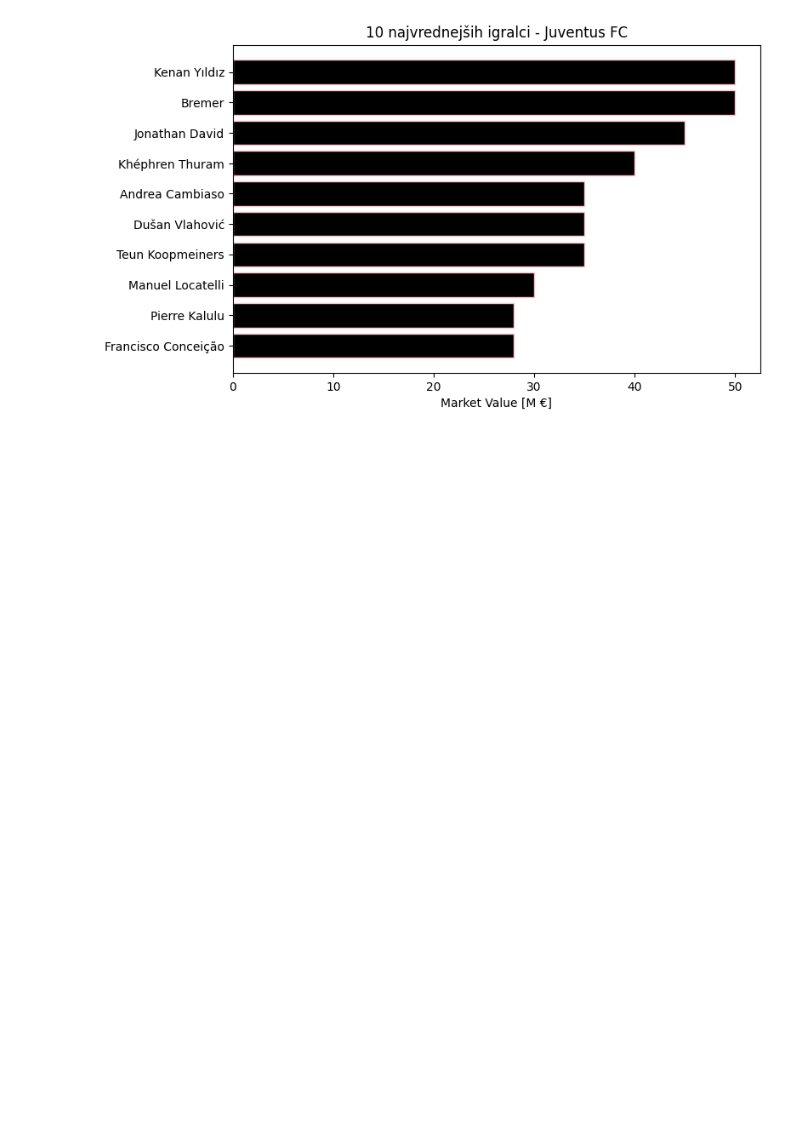
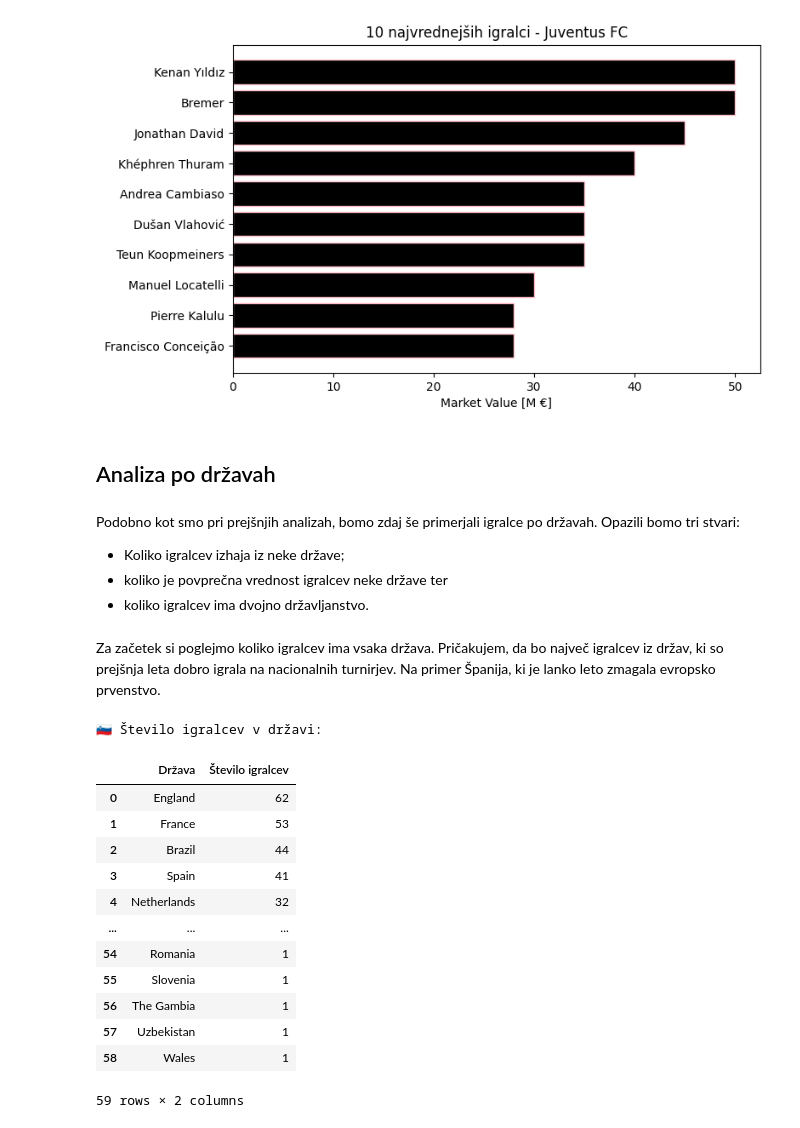
Before and after one commit to RiccardoLucerna/UVP-projektna, a Jupyter notebook: analiza_podatkov.ipynb, the cells around one changed output. Saved outputs shown, nothing was run; the diff lists cells and outputs as text; code cells hidden in the pictures; blank space fills up the shorter version.

```diff
--- a/analiza_podatkov.ipynb
+++ b/analiza_podatkov.ipynb
@@ -474,3 +474,37 @@ plt.show()
 # %% [output]
 🏟️ Juventus FC: 446.00M € (Rank 14/80)
 [figure]
+# %% [markdown]
+## Analiza po državah
+# %% [markdown]
+Podobno kot smo pri prejšnjih analizah, bomo zdaj še primerjali igralce po državah. Opazili bomo tri stvari:
+* Koliko igralcev izhaja iz neke države;
+* koliko je povprečna vrednost igralcev neke države ter
+* koliko igralcev ima dvojno državljanstvo.
+# %% [markdown]
+Za začetek si poglejmo koliko igralcev ima vsaka država. Pričakujem, da bo največ igralcev iz držav, ki so prejšnja leta dobro igrala na nacionalnih turnirjev. Na primer Španija, ki je lanko leto zmagala evropsko prvenstvo.
+# %%
+igralci_v_drzavi = (
+    osnovni_podatki.groupby('drzava_1')['ime'].count().sort_values(ascending=False)
+)
+
+igralci_drzave = igralci_v_drzavi.reset_index()
+igralci_drzave.columns = ['Država', 'Število igralcev']
+
+print("🇸🇮 Število igralcev v državi:")
+igralci_drzave
+# %% [output]
+🇸🇮 Število igralcev v državi:
+|  | Država | Število igralcev |
+| 0 | England | 62 |
+| 1 | France | 53 |
+| 2 | Brazil | 44 |
+| 3 | Spain | 41 |
+| 4 | Netherlands | 32 |
+| ... | ... | ... |
+| 54 | Romania | 1 |
+| 55 | Slovenia | 1 |
+| 56 | The Gambia | 1 |
+| 57 | Uzbekistan | 1 |
+| 58 | Wales | 1 |
+59 rows × 2 columns
```
Also changed, not shown: parts of 12 cells of this notebook.
